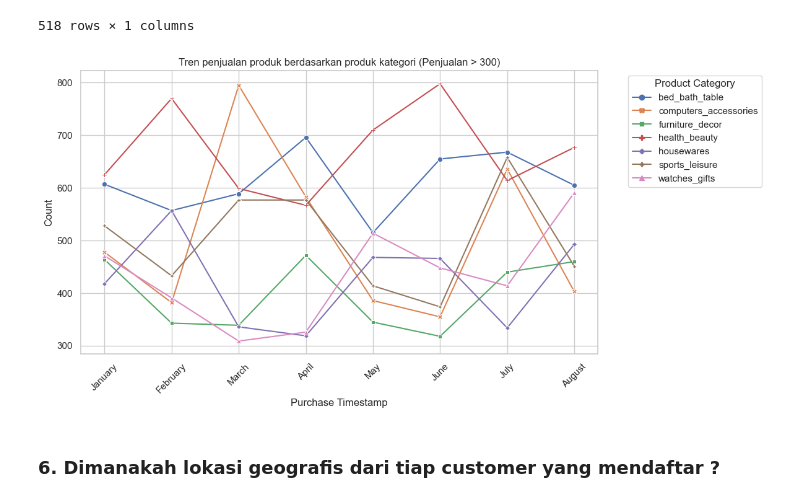
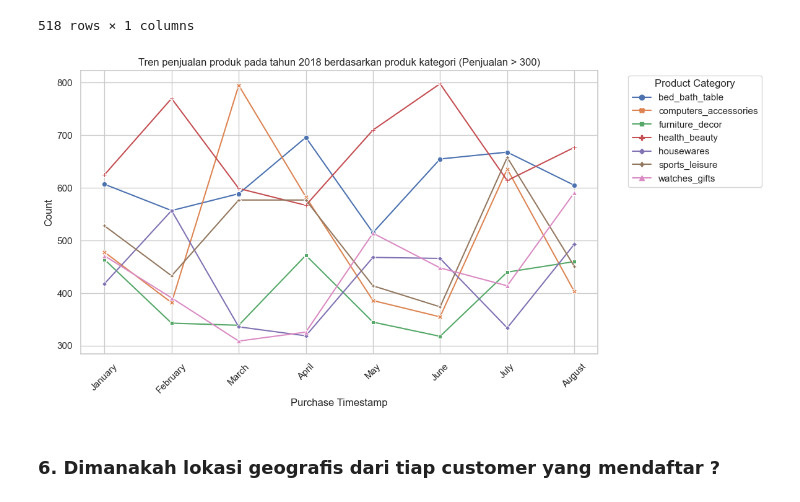
Before and after one commit to KeyCode17/Analisis_Data_dengan_Python, a Jupyter notebook: Daffa Karyudi_Belajar Analisis Data dengan Python_Dicoding.ipynb, the cells around one changed output. Drawn from its saved outputs; the diff is of its cells as text; code cells hidden in the pictures.

```diff
--- a/Daffa Karyudi_Belajar Analisis Data dengan Python_Dicoding.ipynb
+++ b/Daffa Karyudi_Belajar Analisis Data dengan Python_Dicoding.ipynb
@@ -608,9 +608,9 @@ for i, df in enumerate(data_frames):
 # %%
-ACC_data2019 = Acc_AllData[(Acc_AllData['order_purchase_timestamp'].dt.year == 2018)].drop_duplicates(subset=['order_id','product_category_name_english'], keep='first')
+ACC_data2018 = Acc_AllData[(Acc_AllData['order_purchase_timestamp'].dt.year == 2018)].drop_duplicates(subset=['order_id','product_category_name_english'], keep='first')
 # %%
-ACC_data2019.rename(columns={'order_purchase_timestamp': 'Purchase Timestamp'}, inplace=True)
-ACC_data2019.rename(columns={'product_category_name_english': 'Product Category'}, inplace=True)
-grouped = ACC_data2019.groupby([ACC_data2019['Purchase Timestamp'].dt.month,'Product Category']).count()
+ACC_data2018.rename(columns={'order_purchase_timestamp': 'Purchase Timestamp'}, inplace=True)
+ACC_data2018.rename(columns={'product_category_name_english': 'Product Category'}, inplace=True)
+grouped = ACC_data2018.groupby([ACC_data2018['Purchase Timestamp'].dt.month,'Product Category']).count()
 # %%
 # Define a dictionary to map month numbers to month names
 month_map = {
@@ -661,35 +661,35 @@ df_reset = grouped.reset_index()
 # Filter rows where count is more than 300
 filtered_df = df_reset[df_reset['Count'] > 300]
 
 # Filter months from January to May
 months_to_include = ['January', 'February', 'March', 'April', 'May', 'June', 'July', 'August']
 filtered_df = filtered_df[filtered_df['Purchase Timestamp'].isin(months_to_include)]
 
 # Get product categories that had sales in each month
 product_categories_to_include = filtered_df.groupby('Product Category').filter(lambda x: len(x) == len(months_to_include))['Product Category'].unique()
 
 # Filter the DataFrame to include only selected product categories
 filtered_df = filtered_df[filtered_df['Product Category'].isin(product_categories_to_include)]
 
 # Pivot the filtered DataFrame to create the appropriate format for the line graph
 pivot_df = filtered_df.pivot_table(index='Purchase Timestamp', columns='Product Category', values='Count', aggfunc='sum')
 
 # Set a seaborn style for better aesthetics
 sns.set(style="whitegrid")
 
 # Plotting the line graph with seaborn settings and custom x-axis order
 plt.figure(figsize=(12, 6))
 sns.lineplot(data=pivot_df, markers=True, dashes=False, hue_order=product_categories_to_include)
 plt.xlabel('Purchase Timestamp')
 plt.ylabel('Count')
-plt.title('Tren penjualan produk berdasarkan produk kategori (Penjualan > 300)')
+plt.title('Tren penjualan produk pada tahun 2018 berdasarkan produk kategori (Penjualan > 300)')
 plt.legend(title='Product Category', bbox_to_anchor=(1.05, 1), loc='upper left')
 plt.xticks(rotation=45)  # Rotating x-axis labels for better visibility
 plt.xticks(ticks=range(len(months_to_include)), labels=months_to_include)  # Setting custom x-axis order
 plt.tight_layout()
 plt.show()
 # %% [output]
-[figure, old version]
+[figure, new version]
 # %% [markdown]
 ### 6. Dimanakah lokasi geografis dari tiap customer yang mendaftar ?
 # %%
```
Also changed, not shown: parts of 4 cells of this notebook, 3 other files.
